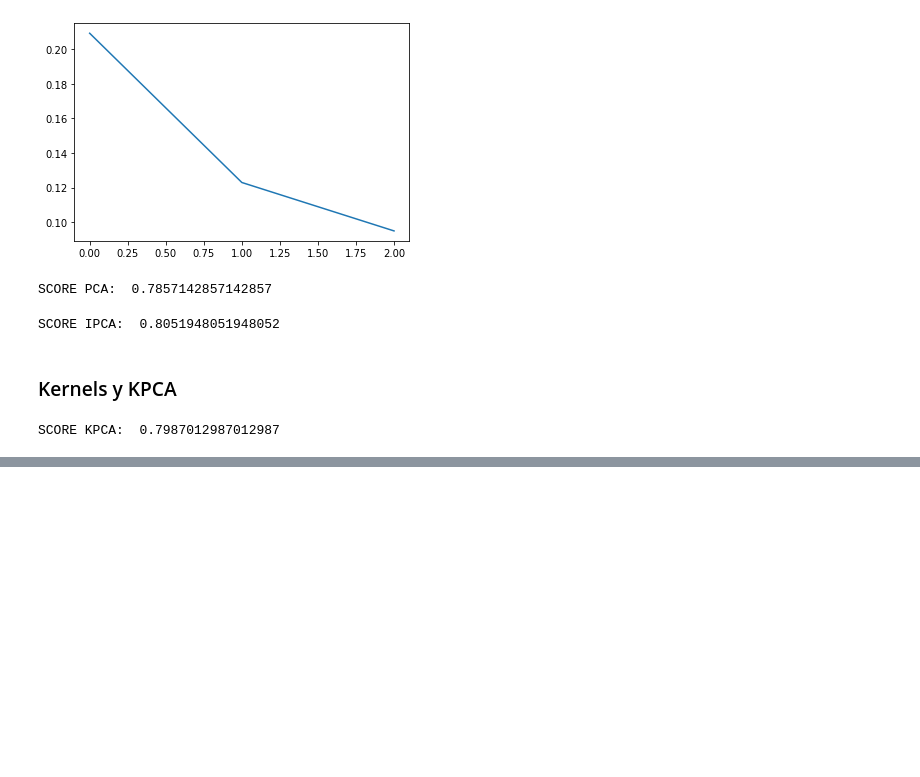
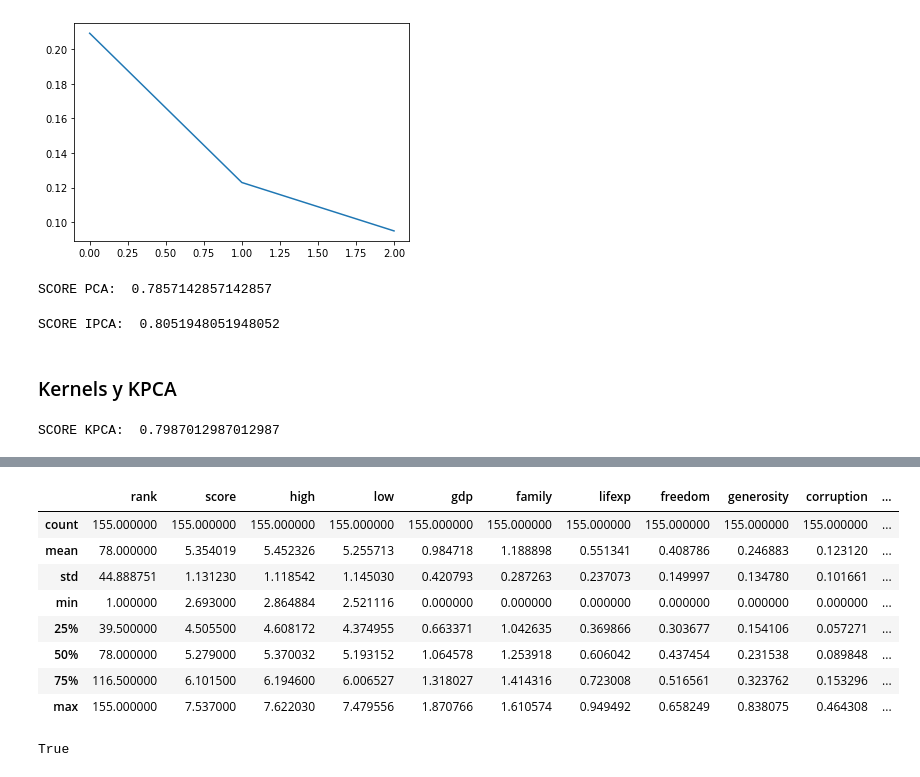
Before and after one commit to luceldasilva/machine-learning-con-scikit-learn, a Jupyter notebook: Machine_Learning_con_Scikit_Learn.ipynb, the cells around one changed output, grey strips where cells are left out. Saved outputs shown, nothing was run; the diff lists cells and outputs as text; code cells hidden in the pictures; blank space fills up the shorter version.

```diff
--- a/Machine_Learning_con_Scikit_Learn.ipynb
+++ b/Machine_Learning_con_Scikit_Learn.ipynb
@@ -113,0 +125,12 @@ SCORE KPCA:  0.7987012987012987
+# %%
+df_happy.describe()
+# %% [output]
+|  | rank | score | high | low | gdp | family | lifexp | freedom | generosity | corruption | ... |
+| count | 155.000000 | 155.000000 | 155.000000 | 155.000000 | 155.000000 | 155.000000 | 155.000000 | 155.000000 | 155.000000 | 155.000000 | ... |
+| mean | 78.000000 | 5.354019 | 5.452326 | 5.255713 | 0.984718 | 1.188898 | 0.551341 | 0.408786 | 0.246883 | 0.123120 | ... |
+| std | 44.888751 | 1.131230 | 1.118542 | 1.145030 | 0.420793 | 0.287263 | 0.237073 | 0.149997 | 0.134780 | 0.101661 | ... |
+| min | 1.000000 | 2.693000 | 2.864884 | 2.521116 | 0.000000 | 0.000000 | 0.000000 | 0.000000 | 0.000000 | 0.000000 | ... |
+| 25% | 39.500000 | 4.505500 | 4.608172 | 4.374955 | 0.663371 | 1.042635 | 0.369866 | 0.303677 | 0.154106 | 0.057271 | ... |
+| 50% | 78.000000 | 5.279000 | 5.370032 | 5.193152 | 1.064578 | 1.253918 | 0.606042 | 0.437454 | 0.231538 | 0.089848 | ... |
+| 75% | 116.500000 | 6.101500 | 6.194600 | 6.006527 | 1.318027 | 1.414316 | 0.723008 | 0.516561 | 0.323762 | 0.153296 | ... |
+| max | 155.000000 | 7.537000 | 7.622030 | 7.479556 | 1.870766 | 1.610574 | 0.949492 | 0.658249 | 0.838075 | 0.464308 | ... |
@@ -113,0 +140,4 @@ SCORE KPCA:  0.7987012987012987
+# %%
+X_happy.shape[0]==y_happy.shape[0]
+# %% [output]
+True
```
Also changed, not shown: parts of 12 cells of this notebook.
